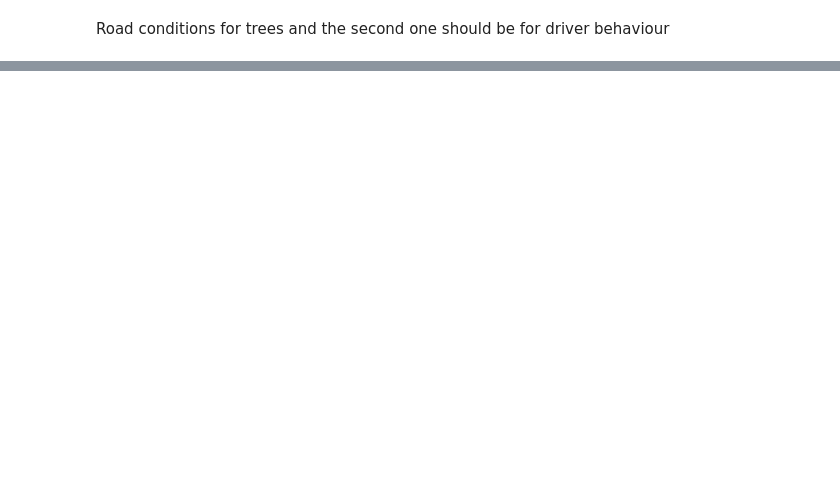
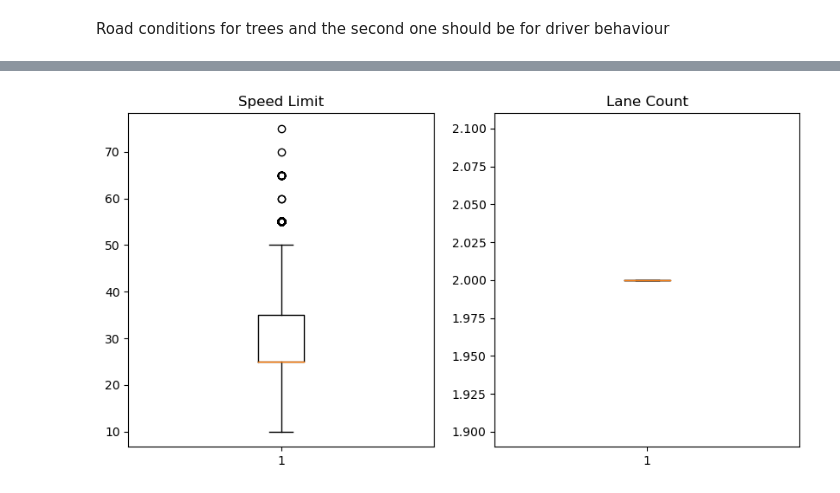
Before and after one commit to plant123456/Datathon, a Jupyter notebook: Data-2.ipynb, the cells around one changed output, grey strips where cells are left out. Drawn from its saved outputs; the diff is of its cells as text; code cells hidden in the pictures; blank space fills up the shorter version.

```diff
--- a/Data-2.ipynb
+++ b/Data-2.ipynb
@@ -528,0 +661,2 @@ Road conditions for trees and the second one should be for driver behaviour
+# %%
+crash_roadway = pd.read_csv('C:/Users/ekmho/Documents/GitHub/Europe Regional 2023 Datasets/Crashes/crash_info_roadway.csv')
@@ -528,0 +726,31 @@ Road conditions for trees and the second one should be for driver behaviour
+# %%
+#Impute values for the outliers and NaN values
+
+# Replace outliers with median for LANE_COUNT
+lane_median = crash_roadway['LANE_COUNT'].median()
+q1 = crash_roadway['LANE_COUNT'].quantile(0.25)
+q3 = crash_roadway['LANE_COUNT'].quantile(0.75)
+iqr = q3 - q1
+crash_roadway['LANE_COUNT'] = np.where(crash_roadway['LANE_COUNT'] > (q3 + 3*iqr), lane_median, crash_roadway['LANE_COUNT'])
+crash_roadway['LANE_COUNT'] = np.where(crash_roadway['LANE_COUNT'] < (q1 - 3*iqr), lane_median, crash_roadway['LANE_COUNT'])
+crash_roadway['LANE_COUNT'] = crash_roadway['LANE_COUNT'].fillna(lane_median)
+
+#Replace Nan speed limits with the median
+crash_roadway['SPEED_LIMIT'].fillna(crash_roadway['SPEED_LIMIT'].median(), inplace=True)
+# %%
+
+# Create a figure with two subplots
+fig, (ax1, ax2) = plt.subplots(1, 2, figsize=(10, 5))
+
+# Plot the speed limit data on the first subplot
+ax1.boxplot(crash_roadway['SPEED_LIMIT'].fillna(crash_roadway['SPEED_LIMIT'].median()))
+ax1.set_title('Speed Limit')
+
+# Plot the lane count data on the second subplot
+ax2.boxplot(crash_roadway['LANE_COUNT'].fillna(crash_roadway['LANE_COUNT'].median()))
+ax2.set_title('Lane Count')
+
+# Show the plots
+plt.show()
+# %% [output]
+[figure, added]
```
Also changed, not shown: parts of 8 cells of this notebook.
